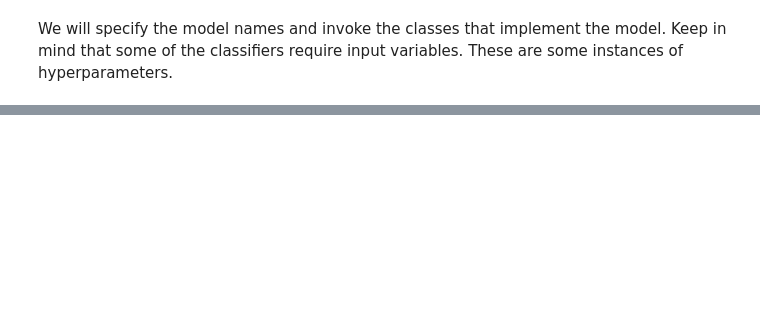
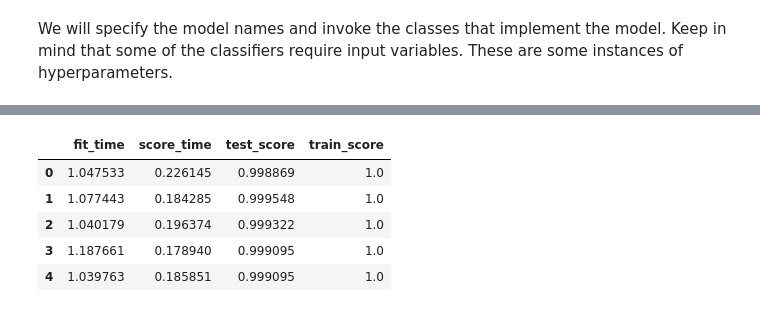
Before and after one commit to MichaelGeremy/Advanced-Classiffication-Hackathon-, a Jupyter notebook: Hackathon Michael Mwenda.ipynb, the cells around one changed output, grey strips where cells are left out. Saved outputs shown, nothing was run; the diff lists cells and outputs as text; code cells hidden in the pictures; blank space fills up the shorter version.

```diff
--- a/Hackathon Michael Mwenda.ipynb
+++ b/Hackathon Michael Mwenda.ipynb
@@ -494,12 +211,0 @@ sclf = StackingCVClassifier(classifiers = [classifier1, classifier3, classifier4
-# %%
-
-
-#Make Kaggle Submission
-test = test_df['text']
-pipeline1.fit(X,y)
-y_pred = pipeline2.predict(test)
-
-submission = pd.DataFrame(y_pred, columns = ['lang_id'])
-submission['index'] = test_df ['index']
-submission = submission[['index','lang_id']]
-submission.to_csv('submission_pipeline4.csv', index=False)
@@ -515,9 +211,0 @@ submission.to_csv('submission_pipeline9.csv', index=False)
-# %%
-test = test_df['text']
-pipe_nb2.fit(X,y)
-y_pred = pipe_nb2.predict(test)
-
-submission = pd.DataFrame(y_pred, columns = ['lang_id'])
-submission['index'] = test_df ['index']
-submission = submission[['index','lang_id']]
-submission.to_csv('submission_pipeline6.csv', index=False)
@@ -531,0 +242,10 @@ Please also refer to the documentation for alternative solver options:
+# %%
+#build a pipeline
+pipeline1 = Pipeline([
+    ('bow',CountVectorizer(stop_words='english',
+                             min_df=2,
+                             max_df=0.5,
+                             ngram_range=(1, 1))),  # strings to token integer counts
+
+    ('classifier', MultinomialNB(alpha=0.006)),  # train on Naive Bayes classifier
+])
@@ -531,0 +277,19 @@ Please also refer to the documentation for alternative solver options:
+# %%
+from sklearn. model_selection import cross_val_score
+from sklearn.pipeline import make_pipeline
+from sklearn.model_selection import cross_validate
+
+#fitting a MultinomialNB with parameter
+pipe_nb = make_pipeline(
+    CountVectorizer(),
+    MultinomialNB(alpha=0.06)
+)
+scores = cross_validate(pipe_nb, X_train, y_train, return_train_score=True)
+pd.DataFrame(scores)
+# %% [output]
+|  | fit_time | score_time | test_score | train_score |
+| 0 | 1.047533 | 0.226145 | 0.998869 | 1.0 |
+| 1 | 1.077443 | 0.184285 | 0.999548 | 1.0 |
+| 2 | 1.040179 | 0.196374 | 0.999322 | 1.0 |
+| 3 | 1.187661 | 0.178940 | 0.999095 | 1.0 |
+| 4 | 1.039763 | 0.185851 | 0.999095 | 1.0 |
```
Also changed, not shown: parts of 42 cells of this notebook.
